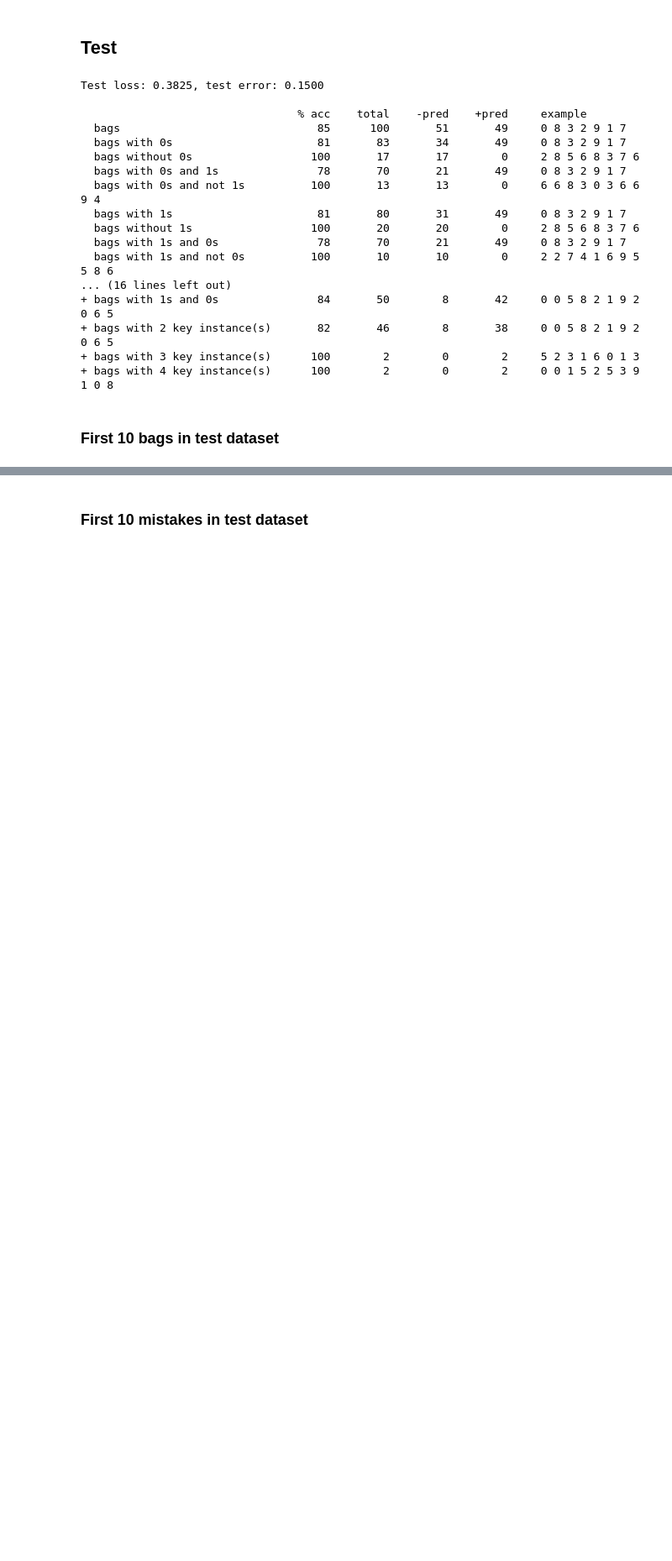
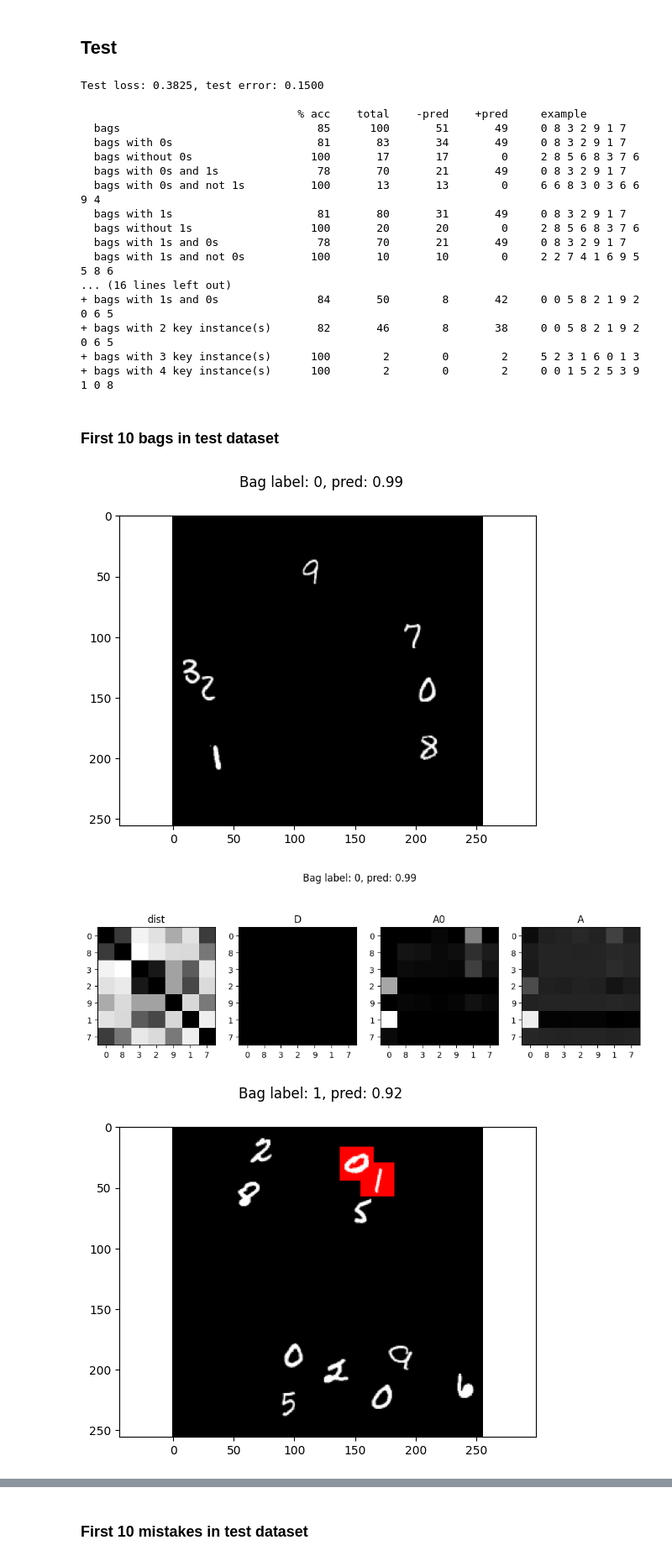
Before and after one commit to georg-wolflein/das-mil, a Jupyter notebook: train.ipynb, the cells around one changed output, grey strips where cells are left out. Shown at 84% size. Drawn from its saved outputs; the diff is of its cells as text; code cells hidden in the pictures; blank space fills up the shorter version.

```diff
--- a/train.ipynb
+++ b/train.ipynb
@@ -686,7 +698,7 @@ def plot_dist_aware_attention(bag):
     plot_attention_head(bag, attention_layer.A)
 
 def visualize_prediction(bag, y_pred):
-    y = bag.bag_label
+    y = bag.y
     if DATASET == OneHotMNISTBags:
         if isinstance(attention_layer, WeightedAverageAttention):
             print_one_hot_bag_with_attention(bag, attention_layer.A, y_pred>.5)
@@ -699,31 +711,34 @@ def visualize_prediction(bag, y_pred):
             print_one_hot_bag(bag, y_pred>.5)
     elif DATASET == MNISTBags:
         if isinstance(attention_layer, WeightedAverageAttention):
             plot_bag(bag, y_pred=y_pred, attention=attention_layer.A.squeeze(-1))
         elif isinstance(attention_layer, MultiHeadAttention):
             plot_bag(bag, y_pred=y_pred)
             plt.figure()
             plot_attention_head(bag, attention_layer.A[0])
             plt.title(f"Bag label: {y.item():.0f}, pred: {y_pred.item():.2f}")
         else:
             plot_bag(bag, y_pred=y_pred)
     elif DATASET == OneHotMNISTCollage:
         plt.figure()
         plot_one_hot_collage(bag, y_pred=y_pred)
         plt.title(f"Bag label: {y.item():.0f}, pred: {y_pred.item():.2f}")
         if isinstance(attention_layer, DistanceAwareAttentionHead):
             plot_dist_aware_attention(bag)
     elif DATASET == MNISTCollage:
         plot_bag(bag, y_pred=y_pred, collage_size=COLLAGE_SIZE)
         if isinstance(attention_layer, DistanceAwareAttentionHead):
             plot_dist_aware_attention(bag)
 
 # Visualize first 10 bags
 model.eval()
 with torch.no_grad():
     for bag in itertools.islice(test_loader, 10):
         bag = device(bag)
-        y = bag.bag_label.float()
+        y = bag.y.float()
         y_pred = model(bag).squeeze(0)
         visualize_prediction(bag, y_pred)
 # %% [output]
+[figure, added]
+[figure, added]
+[figure, added]
```
Also changed, not shown: parts of 7 cells of this notebook, 6 other files.
